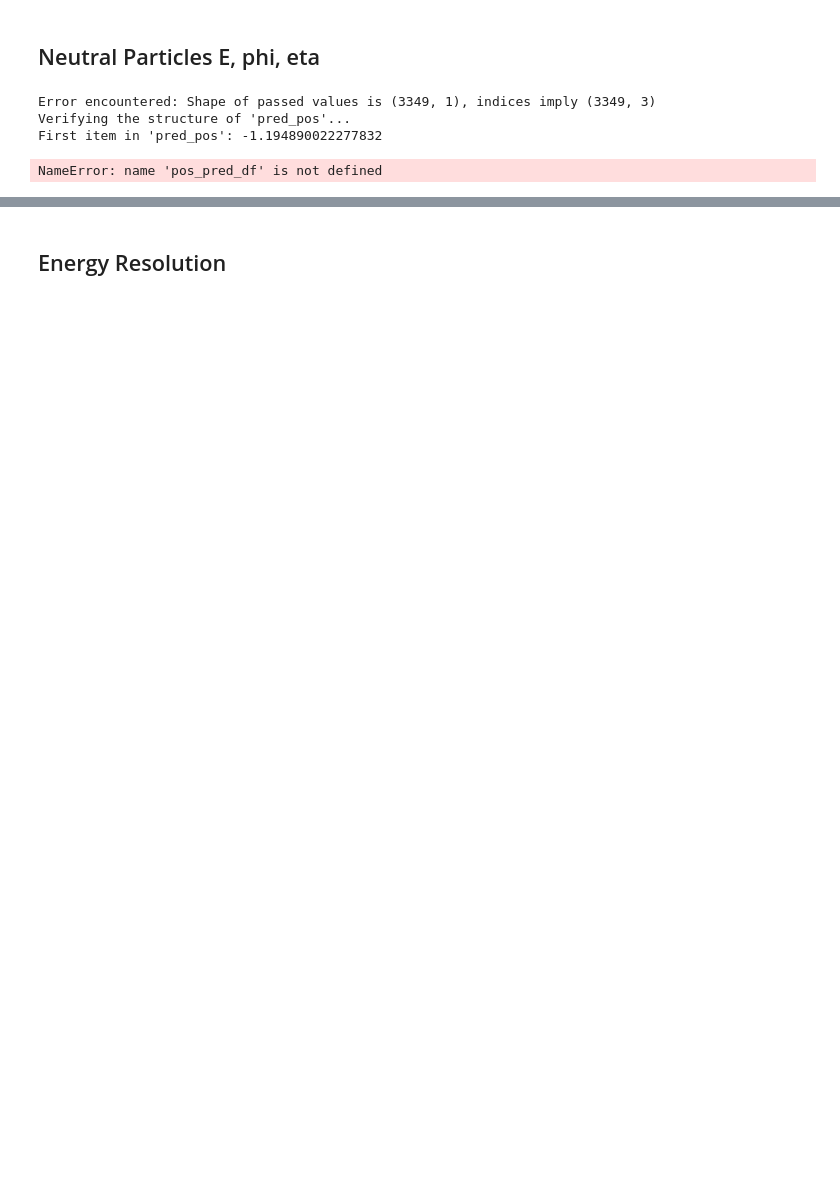
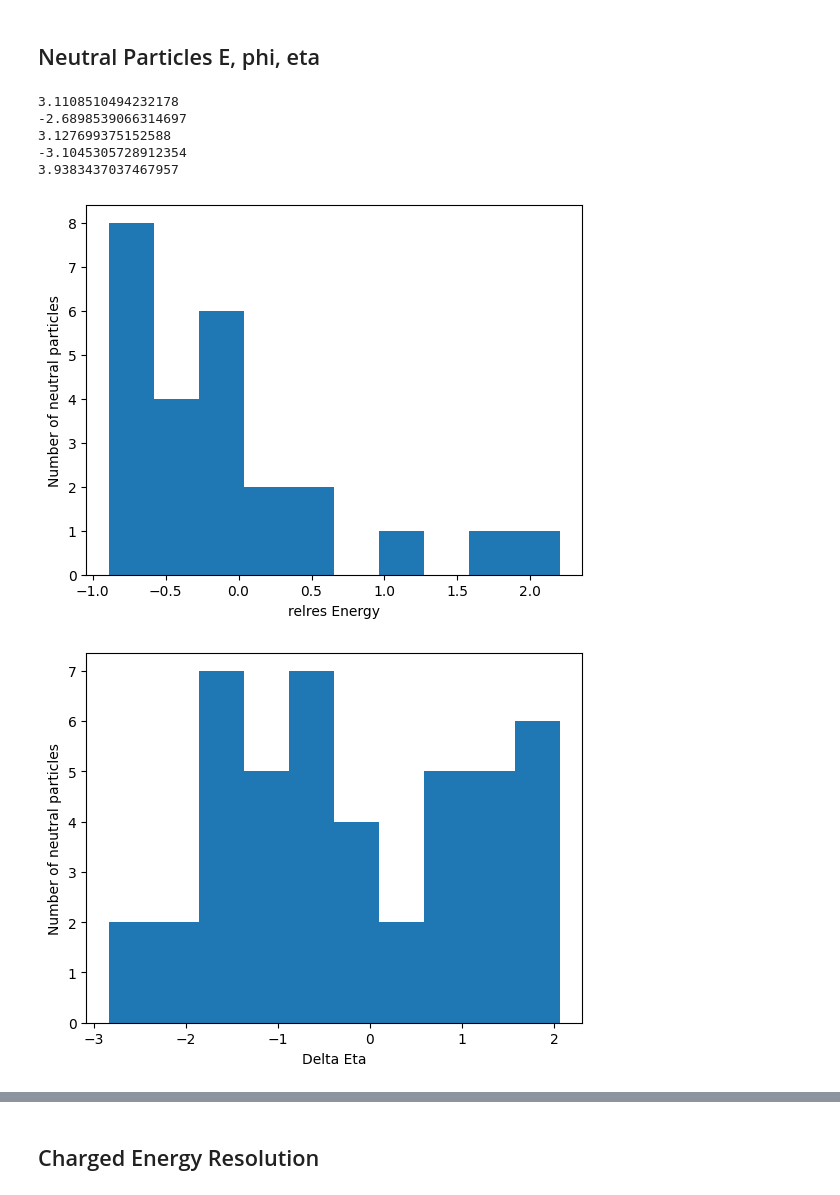
Before and after one commit to cms-pepr/HGCalML, a Jupyter notebook: scripts/generatePlots.ipynb, the cells around one changed output, grey strips where cells are left out. Saved outputs shown, nothing was run; the diff lists cells and outputs as text; code cells hidden in the pictures; blank space fills up the shorter version.

```diff
--- a/scripts/generatePlots.ipynb
+++ b/scripts/generatePlots.ipynb
@@ -232,37 +243,43 @@ plt.show()
 # %%
 mask_neutral = df['truthHitAssignedPIDs'].isin([22,130, 310, 311, 2112, -2112, 3122, -3122, 3322, -3322])
 
 pt_pred = df[mask_neutral]['pred_energy']
 pt_truth = df[mask_neutral]['truthHitAssignedEnergies']
 
-pos_pred_df = pd.DataFrame(df[mask_neutral]['pred_pos'].tolist(), columns=['cosphi', 'sinphi', 'eta'])
+help = df[mask_neutral]['pred_pos'].tolist()
+#remove Nan
+help = [x for x in help if str(x) != 'nan']
+pos_pred_df = pd.DataFrame(help, columns=['cosphi', 'sinphi', 'eta'])
 
 phi_pred = np.arctan2(pos_pred_df['sinphi'], pos_pred_df['cosphi'])
 eta_pred = pos_pred_df['eta']
 
 phi_truth = df[mask_neutral]['truthHitAssignedPhi']
 eta_truth = df[mask_neutral]['truthHitAssignedEta']
 
 relrespt = (pt_pred - pt_truth) / pt_truth
-relreseta = (eta_pred - eta_truth) / eta_truth
-relresphi = (phi_pred - phi_truth) / phi_truth
+reseta = (eta_pred - eta_truth)
+resphi = (phi_pred - phi_truth)
 
 plt.hist(relrespt)
 plt.xlabel('relres Energy')
 plt.ylabel('Number of neutral particles')
 plt.show()
 
-plt.hist(relreseta)
-plt.xlabel('relres Eta')
+plt.hist(reseta)
+plt.xlabel('Delta Eta')
 plt.ylabel('Number of neutral particles')
 plt.show()
 
-plt.hist(relresphi)
-plt.xlabel('relres Phi')
+plt.hist(resphi)
+plt.xlabel('Delta Phi')
 plt.ylabel('Number of neutral particles')
 plt.show()
 # %% [output]
-Error encountered: Shape of passed values is (3349, 1), indices imply (3349, 3)
-Verifying the structure of 'pred_pos'...
-First item in 'pred_pos': -1.194890022277832
+3.1108510494232178
+-2.6898539066314697
+3.127699375152588
+-3.1045305728912354
+3.9383437037467957
-NameError: name 'pos_pred_df' is not defined
+[figure, added]
+[figure, added]
@@ -269,5 +287,5 @@ NameError: name 'pos_pred_df' is not defined
 # %% [markdown]
-## Energy Resolution
+## Charged Energy Resolution
 # %%
 def energy_resolution(df, bins=None):
     data, ratios = calc_resolution(df, bins)
```
Also changed, not shown: parts of 5 cells of this notebook, 1 other file.
